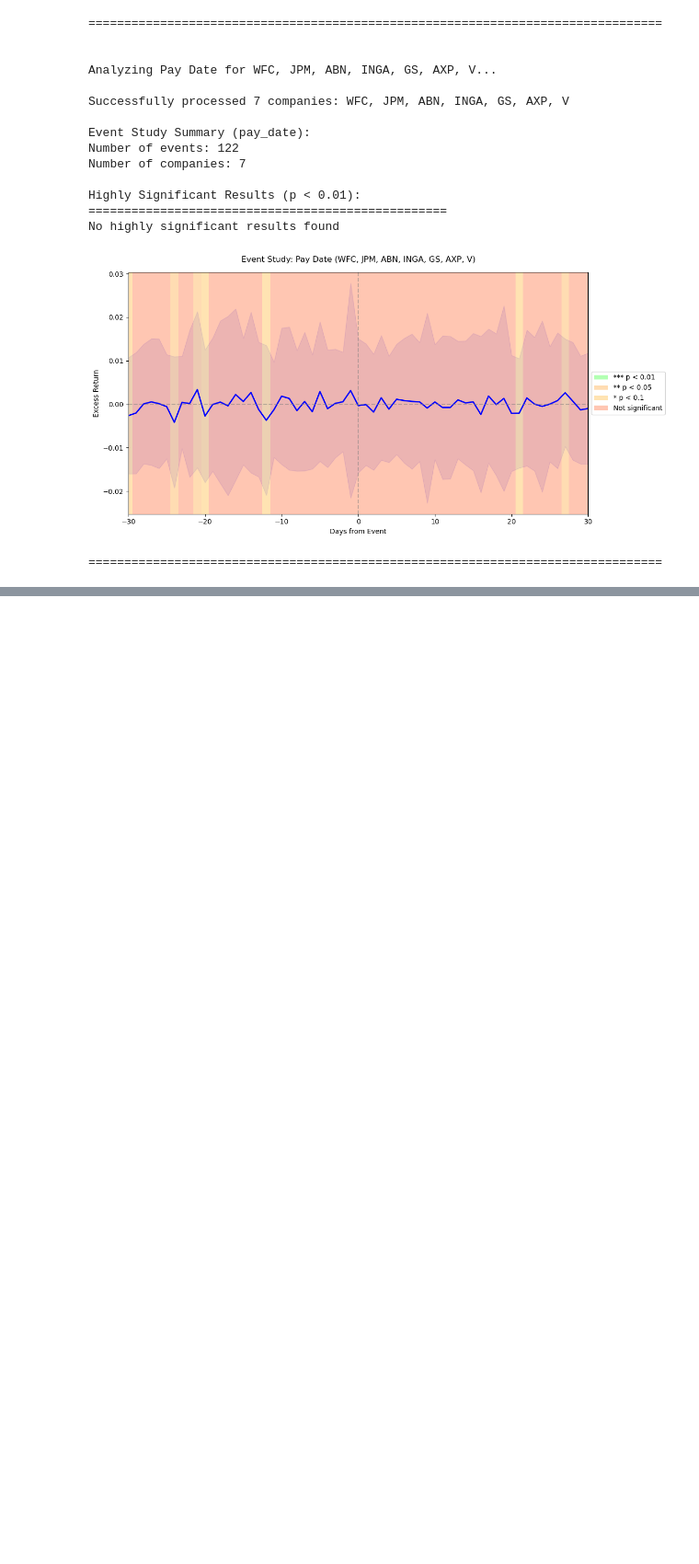
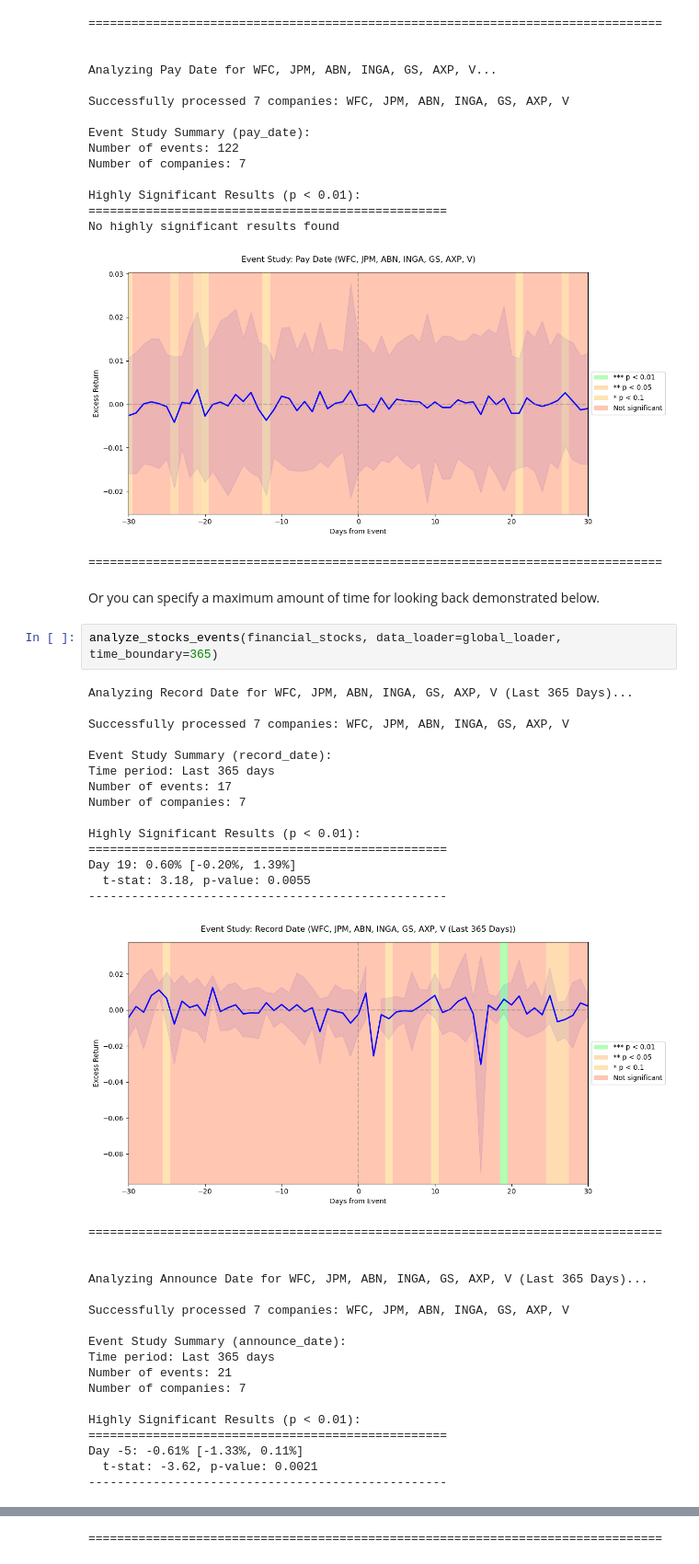
Before and after one commit to BrinkBoef/Dividend_Events, a Jupyter notebook: Event_Analyzer.ipynb, the cells around one changed output, grey strips where cells are left out. Shown at 92% size. Cells and saved outputs as stored; diff of their text form; blank space fills up the shorter version.

```diff
--- a/Event_Analyzer.ipynb
+++ b/Event_Analyzer.ipynb
@@ -504,3 +540,40 @@ Highly Significant Results (p < 0.01):
 No highly significant results found
 [figure]
 ================================================================================
+# %% [markdown]
+Or you can specify a maximum amount of time for looking back demonstrated below.
+# %%
+analyze_stocks_events(financial_stocks, data_loader=global_loader, time_boundary=365)
+# %% [output]
+Analyzing Record Date for WFC, JPM, ABN, INGA, GS, AXP, V (Last 365 Days)...
+
+Successfully processed 7 companies: WFC, JPM, ABN, INGA, GS, AXP, V
+
+Event Study Summary (record_date):
+Time period: Last 365 days
+Number of events: 17
+Number of companies: 7
+
+Highly Significant Results (p < 0.01):
+==================================================
+Day 19: 0.60% [-0.20%, 1.39%]
+  t-stat: 3.18, p-value: 0.0055
+--------------------------------------------------
+[figure, added]
+================================================================================
+
+
+Analyzing Announce Date for WFC, JPM, ABN, INGA, GS, AXP, V (Last 365 Days)...
+
+Successfully processed 7 companies: WFC, JPM, ABN, INGA, GS, AXP, V
+
+Event Study Summary (announce_date):
+Time period: Last 365 days
+Number of events: 21
+Number of companies: 7
+
+Highly Significant Results (p < 0.01):
+==================================================
+Day -5: -0.61% [-1.33%, 0.11%]
+  t-stat: -3.62, p-value: 0.0021
+--------------------------------------------------
@@ -506,0 +615 @@ No highly significant results found
+================================================================================
```
Also changed, not shown: parts of 2 cells of this notebook, 1 other file.
